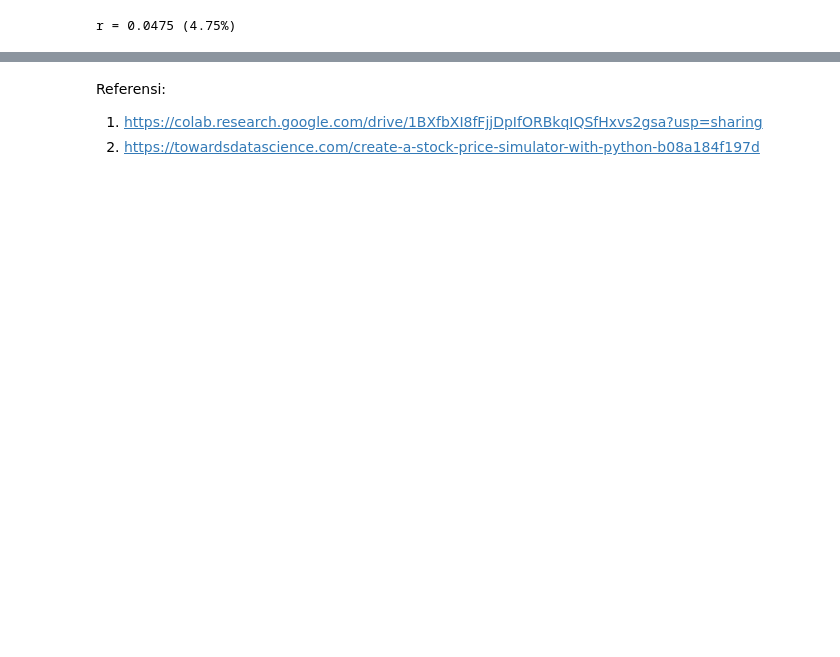
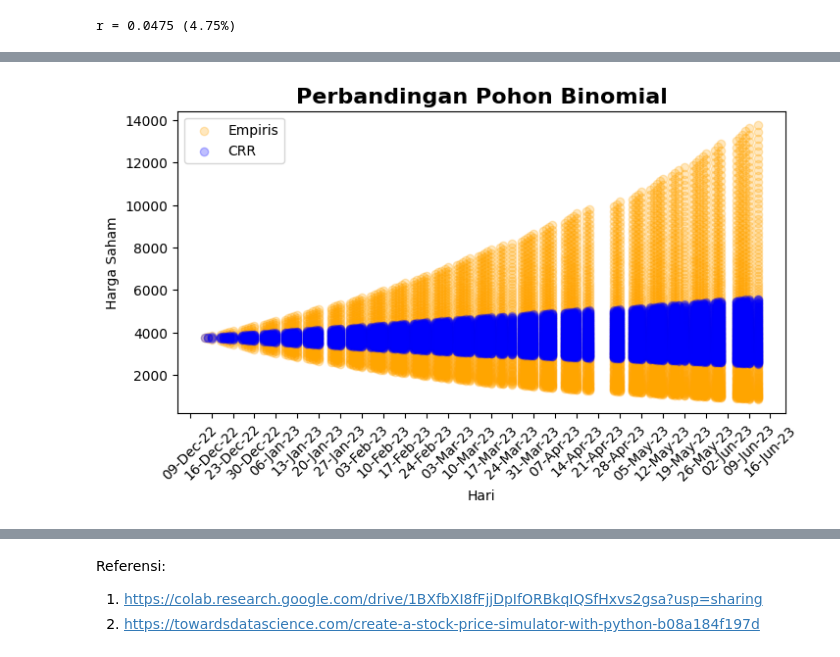
Before and after one commit to inaafina/TLKM.JK_StockSimulation, a Jupyter notebook: Tugas_Besar_PemSis_(binomial_model).ipynb, the cells around one changed output, grey strips where cells are left out. Cells and saved outputs as stored; diff of their text form; code cells hidden in the pictures; blank space fills up the shorter version.

```diff
--- a/Tugas_Besar_PemSis_(binomial_model).ipynb
+++ b/Tugas_Besar_PemSis_(binomial_model).ipynb
@@ -930,8 +134,8 @@ See the caveats in the documentation: https://pandas.pydata.org/pandas-docs/stab
 N = len(data_12_months)
 dt = 1 / N
 u_crr = np.exp(sigma * np.sqrt(dt))  # Pertumbuhan naik (upward)
-d_crr = 1 / u  # Pertumbuhan turun (downward)
-p_crr = (np.exp(r * dt) - d) / (u - d)  # Probabilitas pertumbuhan naik
+d_crr = 1 / u_crr  # Pertumbuhan turun (downward)
+p_crr = (np.exp(r * dt) - d_crr) / (u_crr - d_crr)  # Probabilitas pertumbuhan naik
 
 print("Model CRR:")
 print("u =", u_crr)
@@ -1037,3 +164,41 @@ plt.show()
+# %%
+#@title 5. Buatlah pohon Binomial harga saham berdasarkan parameter di atas.
+
+cutoffDate_sim = end_date - pd.DateOffset(months=6)
+data_6_months_sim = data[data.index >= cutoffDate_sim]  # Menggunakan 6 bulan terakhir data
+N_sim = len(data_6_months_sim)
+
+fig, ax = plt.subplots(figsize=(8, 4))
+
+# Plot Binomial Tree (Empiris)
+price_empirical = np.zeros((N_sim+1, N_sim+1), float)
+price_empirical[0, N_sim] = S0
+ax.scatter(data_6_months_sim.index[0], price_empirical[0, N_sim], c='orange', alpha=0.25, label='Empiris')
+for i, date in zip(range(1, N_sim+1), data_6_months_sim.index[1:]):  # time step
+    for j in reversed(range(i+1)):  # jumlah kenaikan
+        price_empirical[j, i] = S0 * u_empirical**(j) * d_empirical**(i-j)
+    ax.scatter([date for k in range(len(price_empirical[0:i+1, i]))], price_empirical[0:i+1, i], c='orange', alpha=0.25)
+
+# Plot Binomial Tree (CRR)
+price_crr = np.zeros((N_sim+1, N_sim+1), float)
+price_crr[0, N_sim] = S0
+ax.scatter(data_6_months_sim.index[0], price_crr[0, N_sim], c='blue', alpha=0.25, label='CRR')
+for i, date in zip(range(1, N_sim+1), data_6_months_sim.index[1:]):  # time step
+    for j in reversed(range(i+1)):  # jumlah kenaikan
+        price_crr[j, i] = S0 * u_crr**(j) * d_crr**(i-j)
+    ax.scatter([date for k in range(len(price_crr[0:i+1, i]))], price_crr[0:i+1, i], c='blue', alpha=0.25)
+
+ax.set_title("Perbandingan Pohon Binomial", fontsize=16, fontweight='bold')
+ax.set_xlabel("Hari")
+ax.set_ylabel("Harga Saham")
+ax.legend()
+
+ax.xaxis.set_major_locator(mdates.DayLocator(interval=7))
+ax.xaxis.set_major_formatter(mdates.DateFormatter('%d-%b-%y'))
+plt.xticks(rotation=45)
+plt.show()
+# %% [output]
+[figure, added]
 # %%
 #@title 6. Lakukan simulasi MC untuk mendapatkan barisan harga rata-rata saham: $\bar{S_1}, \bar{S_2}, \cdots, \bar{S_N}$ beserta selang kepercayaan 95%, dengan $N$ merupakan jumlah hari selama 6 bulan dari tanggal terakhir data historis.
 
```
Also changed, not shown: parts of 35 cells of this notebook.
